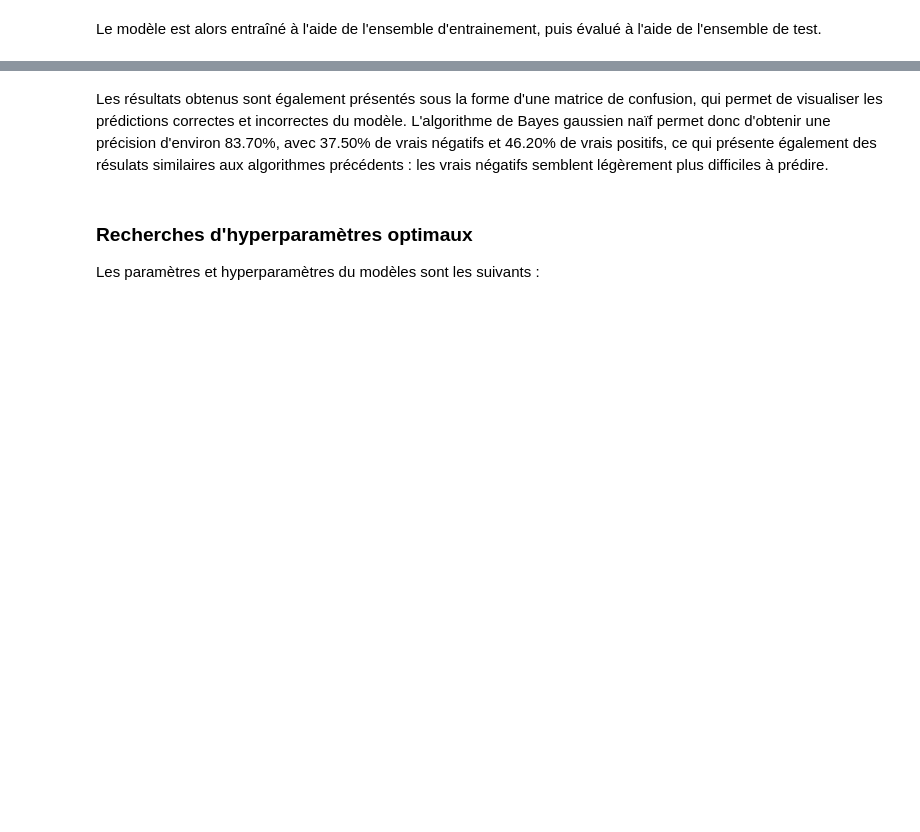
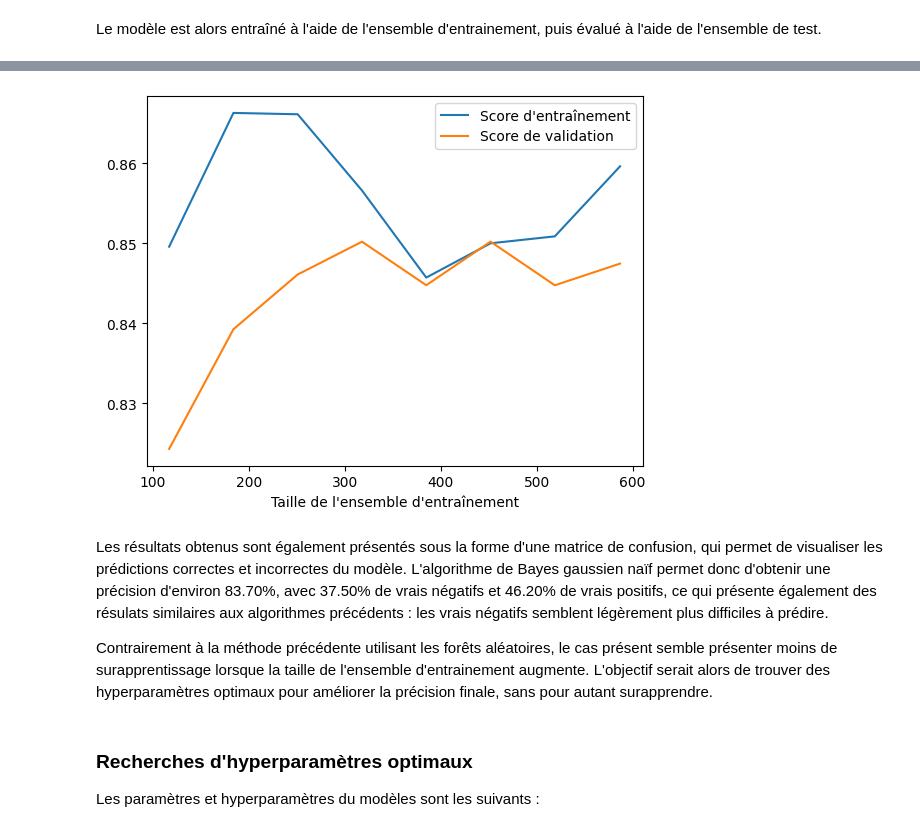
Before and after one commit to MorganChabaudENSSAT/projet_ift712, a Jupyter notebook: src/Rapport Projet.ipynb, the cells around one changed output, grey strips where cells are left out. Cells and saved outputs as stored; diff of their text form; code cells hidden in the pictures; blank space fills up the shorter version.

```diff
--- a/Rapport Projet.ipynb
+++ b/src/Rapport Projet.ipynb
@@ -703,6 +711,12 @@ accuracy du modèle : 0.8369565217391305
 [figure]
+# %%
+gnb.plot_learning_curves(X_train, y_train, train_size)
+# %% [output]
+[figure, added]
 # %% [markdown]
 Les résultats obtenus sont également présentés sous la forme d'une matrice de confusion, qui permet de visualiser les prédictions correctes et incorrectes du modèle. L'algorithme de Bayes gaussien naïf permet donc d'obtenir une précision d'environ 83.70%, avec 37.50% de vrais négatifs et 46.20% de vrais positifs, ce qui présente également des résulats similaires aux algorithmes précédents : les vrais négatifs semblent légèrement plus difficiles à prédire.
+
+Contrairement à la méthode précédente utilisant les forêts aléatoires, le cas présent semble présenter moins de surapprentissage lorsque la taille de l'ensemble d'entrainement augmente. L'objectif serait alors de trouver des hyperparamètres optimaux pour améliorer la précision finale, sans pour autant surapprendre.
 # %% [markdown]
 ### Recherches d'hyperparamètres optimaux
 Les paramètres et hyperparamètres du modèles sont les suivants :
```
Also changed, not shown: parts of 34 cells of this notebook, 16 other files.
